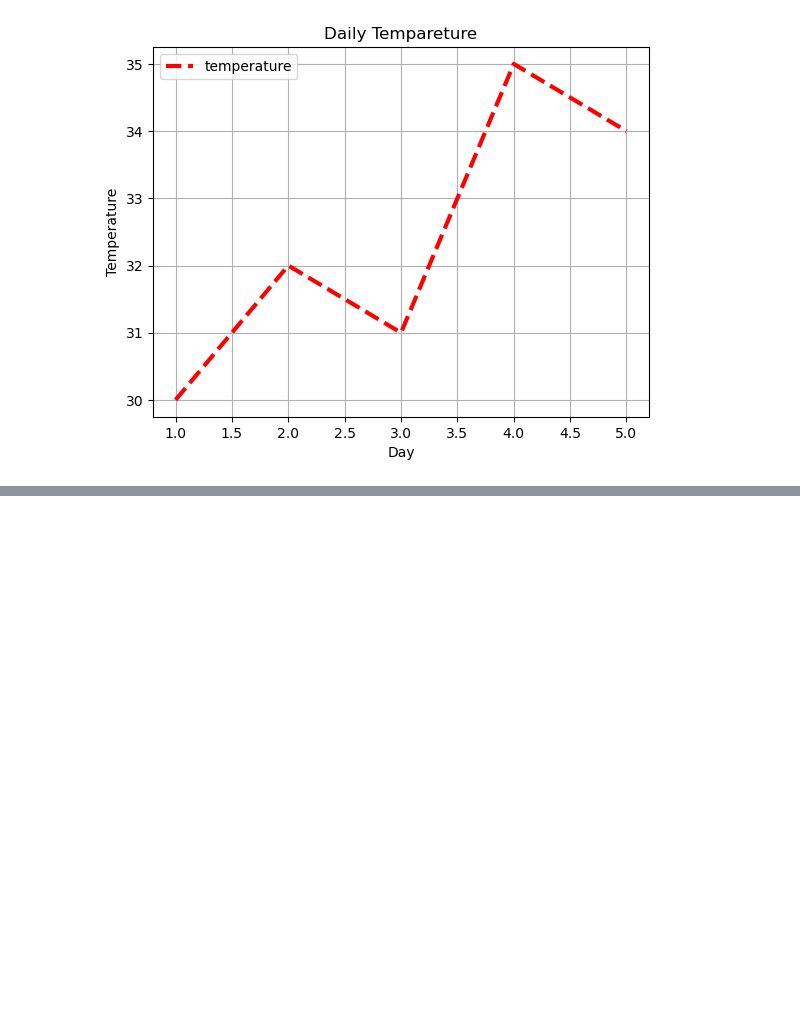
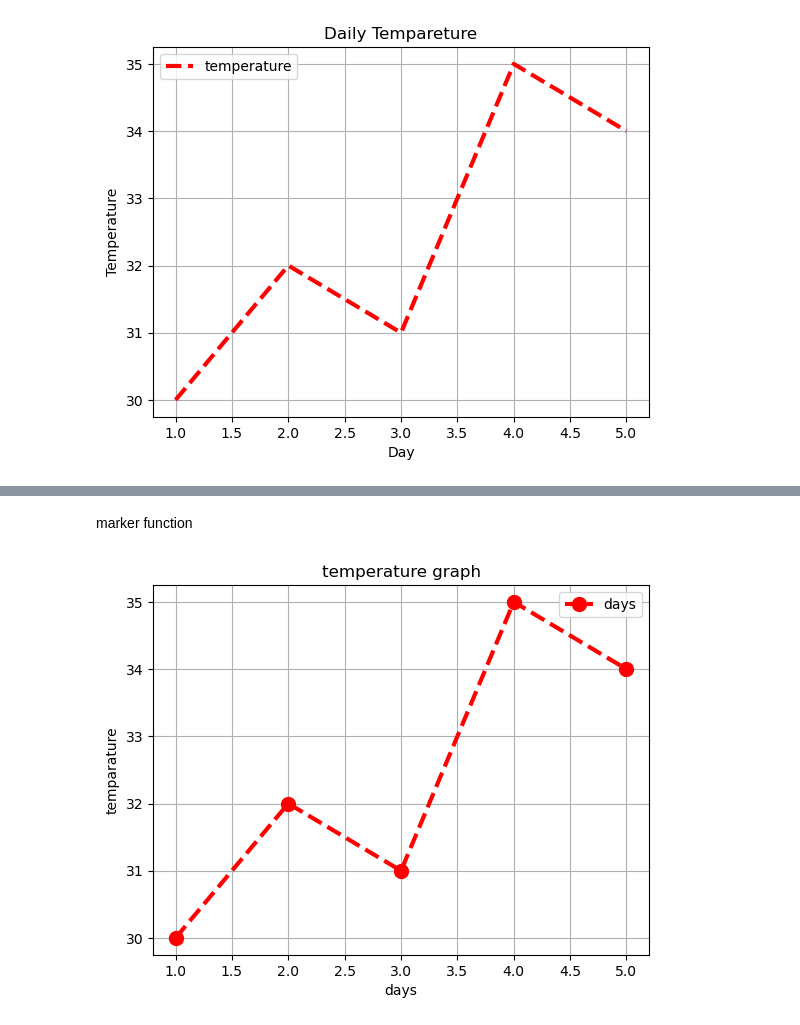
Before and after one commit to shripada-mahato/Matplotlib, a Jupyter notebook: operation.ipynb, the cells around one changed output, grey strips where cells are left out. Drawn from its saved outputs; the diff is of its cells as text; code cells hidden in the pictures; blank space fills up the shorter version.

Commit message:
learn upto markerfacecolor

```diff
--- a/operation.ipynb
+++ b/operation.ipynb
@@ -134,0 +145,22 @@ plt.show()
+# %% [markdown]
+marker function
+# %%
+import matplotlib.pyplot as plt
+days = [1, 2, 3, 4, 5]
+temperature = [30, 32, 31, 35, 34]
+plt.plot(
+    days,temperature, label = 'days',
+    color='r',
+    linestyle = '--',
+    linewidth = 3,
+    marker = 'o',
+    markersize = 10
+)
+plt.title('temperature graph')
+plt.legend()
+plt.grid()
+plt.xlabel('days')
+plt.ylabel('temparature')
+plt.show()
+# %% [output]
+[figure, added]
```
Also changed, not shown: parts of 3 cells of this notebook.
